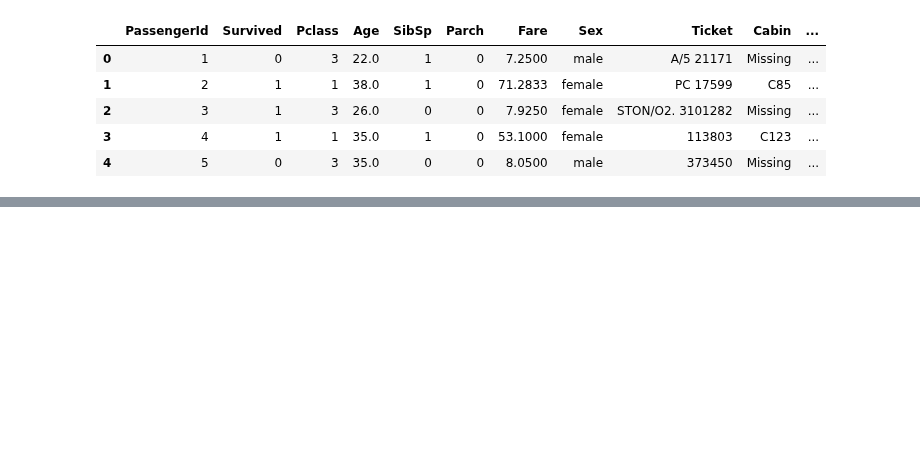
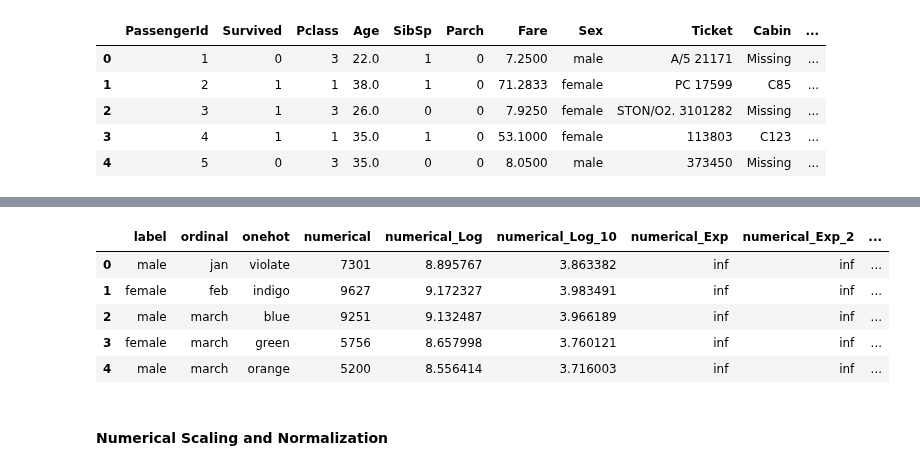
Before and after one commit to Rahul-404/Titanic_Problem_Kaggel, a Jupyter notebook: 3_Feature_Engineering.ipynb, the cells around one changed output, grey strips where cells are left out. Saved outputs shown, nothing was run; the diff lists cells and outputs as text; code cells hidden in the pictures; blank space fills up the shorter version.

```diff
--- a/3_Feature_Engineering.ipynb
+++ b/3_Feature_Engineering.ipynb
@@ -208,0 +242,2 @@ clean_data = data[(data >= lower_bound) & (data <= upper_bound)]
+# %%
+encode_trans = DataEncoding(my_df)
@@ -208,0 +263,11 @@ clean_data = data[(data >= lower_bound) & (data <= upper_bound)]
+# %%
+encode_trans.df.head()
+# %% [output]
+|  | label | ordinal | onehot | numerical | numerical_Log | numerical_Log_10 | numerical_Exp | numerical_Exp_2 | ... |
+| 0 | male | jan | violate | 7301 | 8.895767 | 3.863382 | inf | inf | ... |
+| 1 | female | feb | indigo | 9627 | 9.172327 | 3.983491 | inf | inf | ... |
+| 2 | male | march | blue | 9251 | 9.132487 | 3.966189 | inf | inf | ... |
+| 3 | female | march | green | 5756 | 8.657998 | 3.760121 | inf | inf | ... |
+| 4 | male | march | orange | 5200 | 8.556414 | 3.716003 | inf | inf | ... |
+# %% [markdown]
+#### Numerical Scaling and Normalization
```
Also changed, not shown: parts of 110 cells of this notebook.
